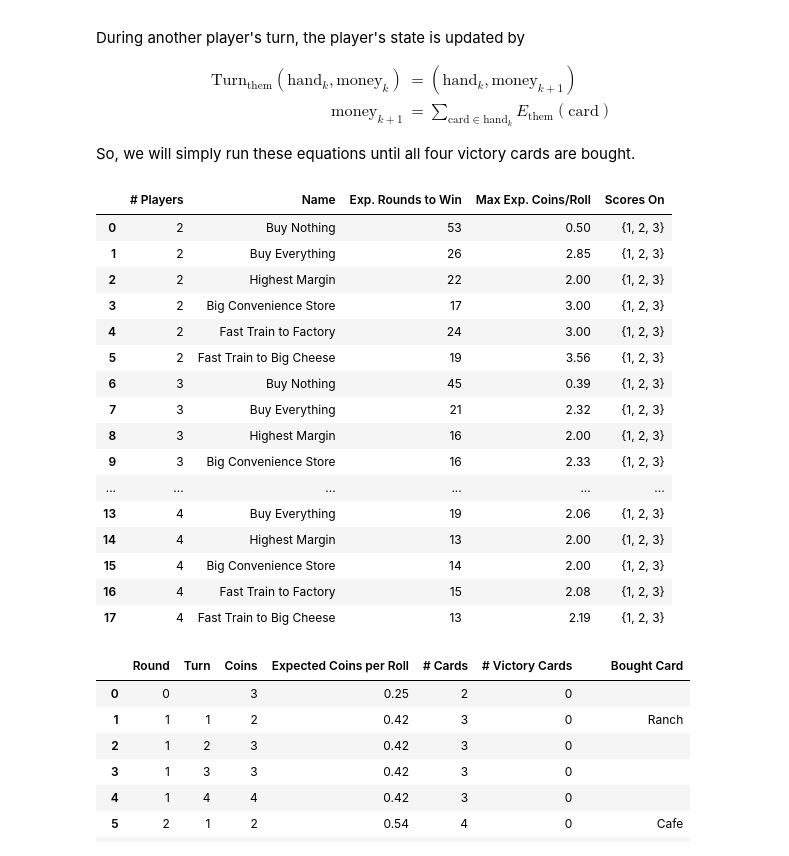
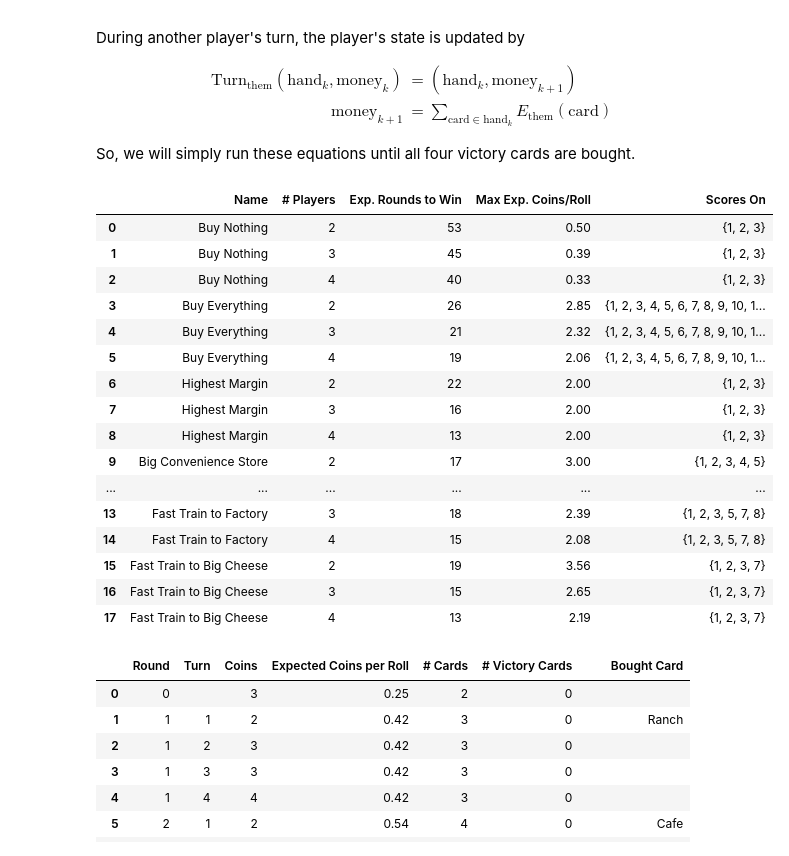
Before and after one commit to brcrista/Machi-Koro-Analysis, a Jupyter notebook: src/analysis.ipynb, the cells around one changed output. Cells and saved outputs as stored; diff of their text form; code cells hidden in the pictures.

Commit message:
Fill the "Scores On" column in the strategy summary

```diff
--- a/src/analysis.ipynb
+++ b/src/analysis.ipynb
@@ -213,54 +213,54 @@ So, we will simply run these equations until all four victory cards are bought.
 # %%
 reload(strategies)
 
 strategies_summary = {
+    "Name": [],
     "# Players": [],
-    "Name": [],
     "Exp. Rounds to Win": [],
     "Max Exp. Coins/Roll": [],
     "Scores On": []
 }
 
 strategies_ = {
     "Buy Nothing": strategies.buy_nothing,
     "Buy Everything": strategies.buy_everything,
     "Highest Margin": strategies.highest_margin,
     "Big Convenience Store": strategies.big_convenience_store,
     "Fast Train to Factory": strategies.fast_train_to_factory,
     "Fast Train to Big Cheese": strategies.fast_train_to_big_cheese
 }
 
-for num_players in range(2, 5):
-    for name, strategy in strategies_.items():
+for name, strategy in strategies_.items():
+    for num_players in range(2, 5):
         result = strategies.simulate(strategy(), num_players)
+        strategies_summary["Name"].append(name)
         strategies_summary["# Players"].append(str(num_players))
-        strategies_summary["Name"].append(name)
         strategies_summary["Exp. Rounds to Win"].append(result["Round"].max())
         strategies_summary["Max Exp. Coins/Roll"].append(result["Expected Coins per Roll"].max())
-        strategies_summary["Scores On"].append(set([1, 2, 3]))
+        strategies_summary["Scores On"].append(strategies.aggregate_scores_on(result))
 
 pd.DataFrame(strategies_summary).style \
     .format({
         "Max Exp. Coins/Roll": "{:.2f}",
     })
 # %% [output]
-|  | # Players | Name | Exp. Rounds to Win | Max Exp. Coins/Roll | Scores On |
-| 0 | 2 | Buy Nothing | 53 | 0.50 | {1, 2, 3} |
-| 1 | 2 | Buy Everything | 26 | 2.85 | {1, 2, 3} |
-| 2 | 2 | Highest Margin | 22 | 2.00 | {1, 2, 3} |
-| 3 | 2 | Big Convenience Store | 17 | 3.00 | {1, 2, 3} |
-| 4 | 2 | Fast Train to Factory | 24 | 3.00 | {1, 2, 3} |
-| 5 | 2 | Fast Train to Big Cheese | 19 | 3.56 | {1, 2, 3} |
-| 6 | 3 | Buy Nothing | 45 | 0.39 | {1, 2, 3} |
-| 7 | 3 | Buy Everything | 21 | 2.32 | {1, 2, 3} |
-| 8 | 3 | Highest Margin | 16 | 2.00 | {1, 2, 3} |
-| 9 | 3 | Big Convenience Store | 16 | 2.33 | {1, 2, 3} |
+|  | Name | # Players | Exp. Rounds to Win | Max Exp. Coins/Roll | Scores On |
+| 0 | Buy Nothing | 2 | 53 | 0.50 | {1, 2, 3} |
+| 1 | Buy Nothing | 3 | 45 | 0.39 | {1, 2, 3} |
+| 2 | Buy Nothing | 4 | 40 | 0.33 | {1, 2, 3} |
+| 3 | Buy Everything | 2 | 26 | 2.85 | {1, 2, 3, 4, 5, 6, 7, 8, 9, 10, 1... |
+| 4 | Buy Everything | 3 | 21 | 2.32 | {1, 2, 3, 4, 5, 6, 7, 8, 9, 10, 1... |
+| 5 | Buy Everything | 4 | 19 | 2.06 | {1, 2, 3, 4, 5, 6, 7, 8, 9, 10, 1... |
+| 6 | Highest Margin | 2 | 22 | 2.00 | {1, 2, 3} |
+| 7 | Highest Margin | 3 | 16 | 2.00 | {1, 2, 3} |
+| 8 | Highest Margin | 4 | 13 | 2.00 | {1, 2, 3} |
+| 9 | Big Convenience Store | 2 | 17 | 3.00 | {1, 2, 3, 4, 5} |
 | ... | ... | ... | ... | ... | ... |
-| 13 | 4 | Buy Everything | 19 | 2.06 | {1, 2, 3} |
-| 14 | 4 | Highest Margin | 13 | 2.00 | {1, 2, 3} |
-| 15 | 4 | Big Convenience Store | 14 | 2.00 | {1, 2, 3} |
-| 16 | 4 | Fast Train to Factory | 15 | 2.08 | {1, 2, 3} |
-| 17 | 4 | Fast Train to Big Cheese | 13 | 2.19 | {1, 2, 3} |
+| 13 | Fast Train to Factory | 3 | 18 | 2.39 | {1, 2, 3, 5, 7, 8} |
+| 14 | Fast Train to Factory | 4 | 15 | 2.08 | {1, 2, 3, 5, 7, 8} |
+| 15 | Fast Train to Big Cheese | 2 | 19 | 3.56 | {1, 2, 3, 7} |
+| 16 | Fast Train to Big Cheese | 3 | 15 | 2.65 | {1, 2, 3, 7} |
+| 17 | Fast Train to Big Cheese | 4 | 13 | 2.19 | {1, 2, 3, 7} |
 # %%
 def format_strategy_simulation(strategy_simulation: pd.DataFrame):
     def color_by_card(series):
```
Also changed, not shown: 1 other file.
